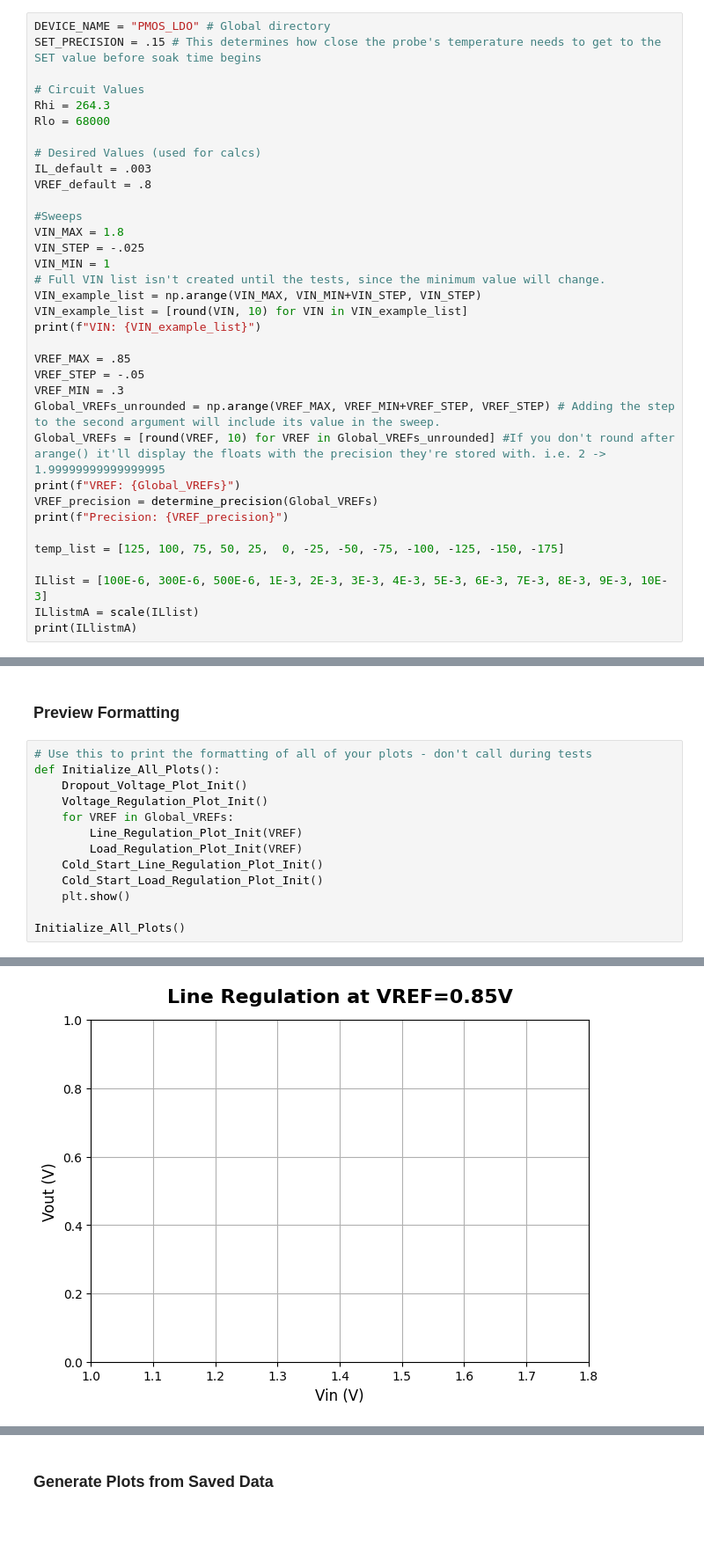
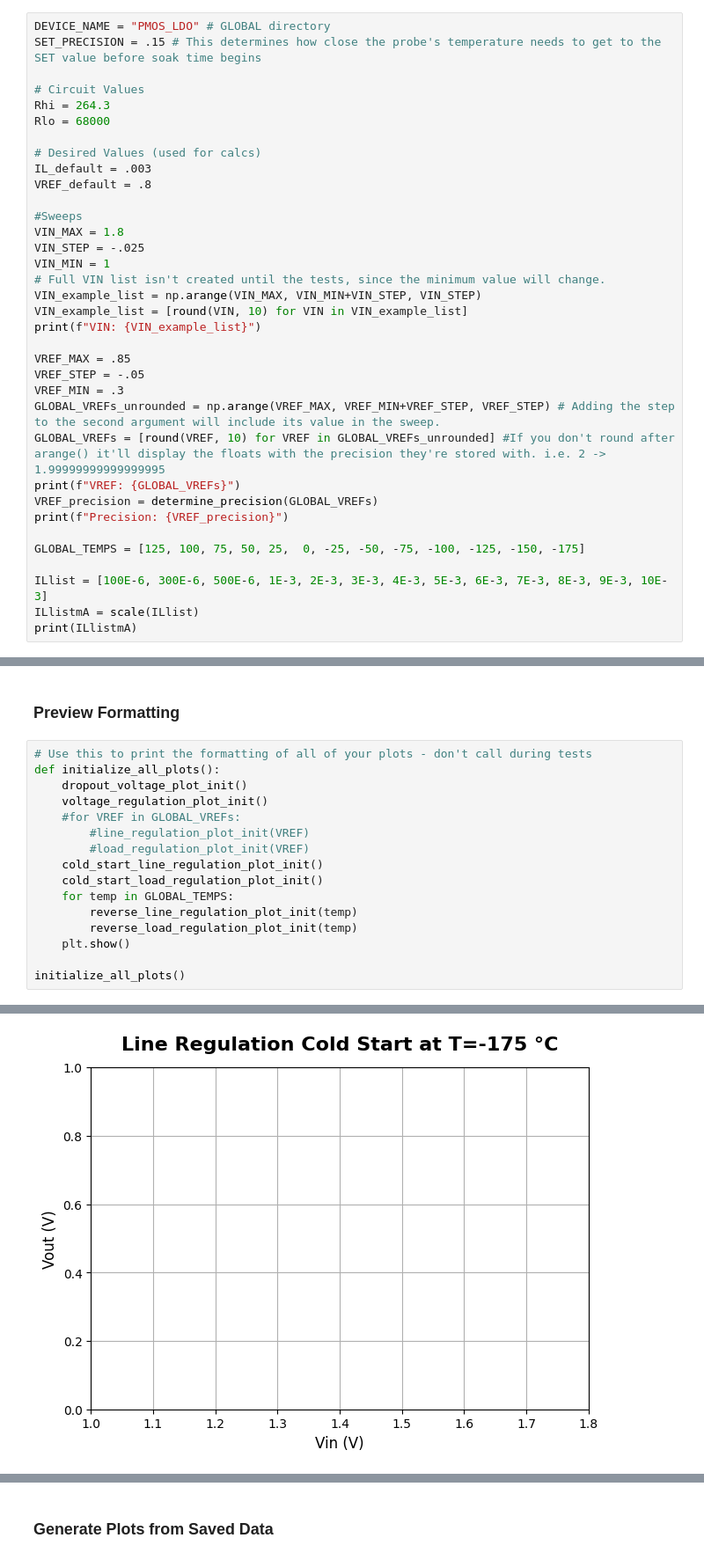
Before and after one commit to lskarda25/ICASL_test_code, a Jupyter notebook: NASA/PMOS_LDO/PMOS_LDO_V2.ipynb, the cells around one changed output, grey strips where cells are left out. Shown at 88% size. Cells and saved outputs as stored; diff of their text form; blank space fills up the shorter version.

Commit message:
Added code for plotting line/reg per temp instead of per VREF. Lowercased all function names.

```diff
--- a/NASA/PMOS_LDO/PMOS_LDO_V2.ipynb
+++ b/NASA/PMOS_LDO/PMOS_LDO_V2.ipynb
@@ -98,7 +98,7 @@ def set_precision(imprecise_element, list):
 # %% [markdown]
 <h3> Constants </h3>
 # %%
-DEVICE_NAME = "PMOS_LDO" # Global directory
+DEVICE_NAME = "PMOS_LDO" # GLOBAL directory
 SET_PRECISION = .15 # This determines how close the probe's temperature needs to get to the SET value before soak time begins
 
 # Circuit Values
@@ -121,13 +121,13 @@ print(f"VIN: {VIN_example_list}")
 VREF_MAX = .85
 VREF_STEP = -.05
 VREF_MIN = .3
-Global_VREFs_unrounded = np.arange(VREF_MAX, VREF_MIN+VREF_STEP, VREF_STEP) # Adding the step to the second argument will include its value in the sweep.
-Global_VREFs = [round(VREF, 10) for VREF in Global_VREFs_unrounded] #If you don't round after arange() it'll display the floats with the precision they're stored with. i.e. 2 -> 1.99999999999999995
-print(f"VREF: {Global_VREFs}")
-VREF_precision = determine_precision(Global_VREFs)
+GLOBAL_VREFs_unrounded = np.arange(VREF_MAX, VREF_MIN+VREF_STEP, VREF_STEP) # Adding the step to the second argument will include its value in the sweep.
+GLOBAL_VREFs = [round(VREF, 10) for VREF in GLOBAL_VREFs_unrounded] #If you don't round after arange() it'll display the floats with the precision they're stored with. i.e. 2 -> 1.99999999999999995
+print(f"VREF: {GLOBAL_VREFs}")
+VREF_precision = determine_precision(GLOBAL_VREFs)
 print(f"Precision: {VREF_precision}")
 
-temp_list = [125, 100, 75, 50, 25,  0, -25, -50, -75, -100, -125, -150, -175]
+GLOBAL_TEMPS = [125, 100, 75, 50, 25,  0, -25, -50, -75, -100, -125, -150, -175]
 
 ILlist = [100E-6, 300E-6, 500E-6, 1E-3, 2E-3, 3E-3, 4E-3, 5E-3, 6E-3, 7E-3, 8E-3, 9E-3, 10E-3]
 ILlistmA = scale(ILlist)
@@ -474,18 +508,21 @@ def Plot_Cold_Start(read_dir, write_dir):
 <h3> Preview Formatting </h3>
 # %%
 # Use this to print the formatting of all of your plots - don't call during tests
-def Initialize_All_Plots():
-    Dropout_Voltage_Plot_Init()
-    Voltage_Regulation_Plot_Init()
-    for VREF in Global_VREFs:
-        Line_Regulation_Plot_Init(VREF)
-        Load_Regulation_Plot_Init(VREF)
-    Cold_Start_Line_Regulation_Plot_Init()
-    Cold_Start_Load_Regulation_Plot_Init()
+def initialize_all_plots():
+    dropout_voltage_plot_init()
+    voltage_regulation_plot_init()
+    #for VREF in GLOBAL_VREFs:
+        #line_regulation_plot_init(VREF)
+        #load_regulation_plot_init(VREF)
+    cold_start_line_regulation_plot_init()
+    cold_start_load_regulation_plot_init()
+    for temp in GLOBAL_TEMPS:
+        reverse_line_regulation_plot_init(temp)
+        reverse_load_regulation_plot_init(temp)
     plt.show()
 
-Initialize_All_Plots()
+initialize_all_plots()
 # %% [output]
 [figure]
 [figure]
-[figure, old version]
+[figure, new version]
```
Also changed, not shown: parts of 11 cells of this notebook.
